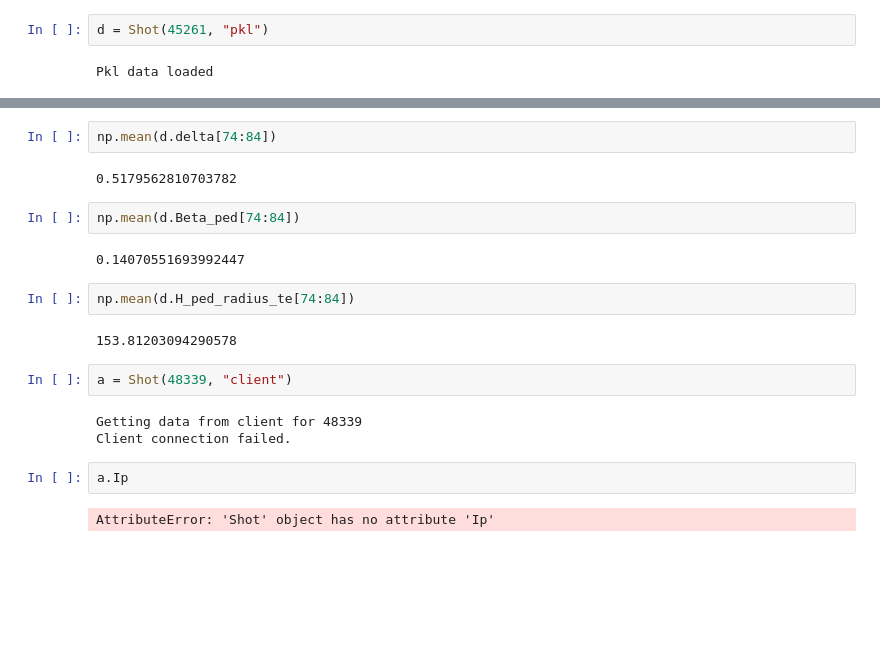
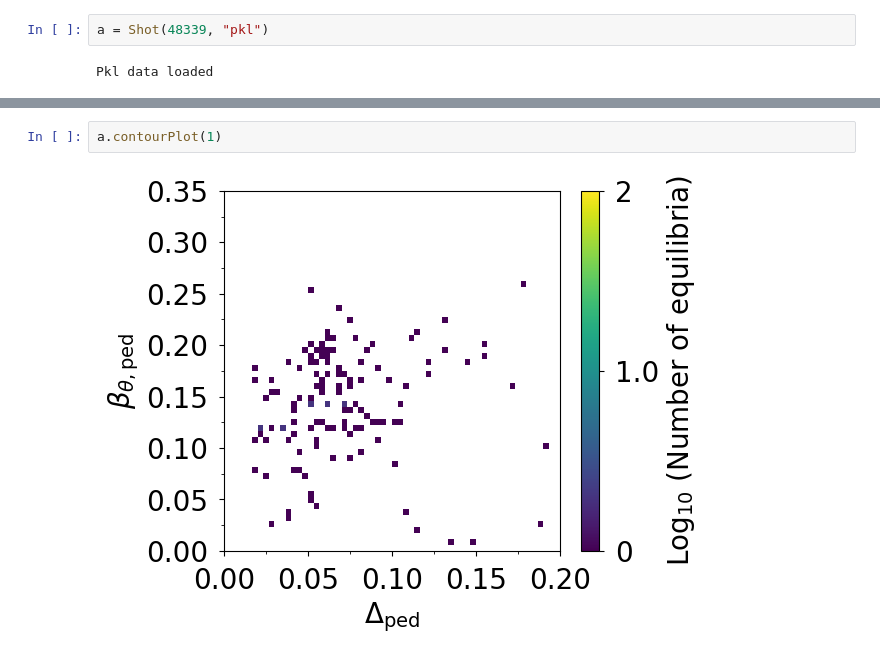
Before and after one commit to evrydayorsted/pedestal, a Jupyter notebook: main.ipynb, the cells around one changed output, grey strips where cells are left out. Cells and saved outputs as stored; diff of their text form; blank space fills up the shorter version.

```diff
--- a/main.ipynb
+++ b/main.ipynb
@@ -19,4 +6,4 @@ Pkl data loaded
 # %%
-d = Shot(45261, "pkl")
+a = Shot(48339, "pkl")
 # %% [output]
 Pkl data loaded
@@ -31,21 +10,4 @@ np.mean(d.elong[74:84])
-# %%
-np.mean(d.delta[74:84])
-# %% [output]
-0.5179562810703782
-# %%
-np.mean(d.Beta_ped[74:84])
-# %% [output]
-0.14070551693992447
-# %%
-np.mean(d.H_ped_radius_te[74:84])
-# %% [output]
-153.81203094290578
-# %%
-a = Shot(48339, "client")
-# %% [output]
-Getting data from client for 48339
-Client connection failed.
-# %%
-a.Ip
-# %% [output]
-AttributeError: 'Shot' object has no attribute 'Ip'
+# %%
+a.contourPlot(1)
+# %% [output]
+[figure, added]
```
Also changed, not shown: parts of 4 cells of this notebook, 17 other files.
